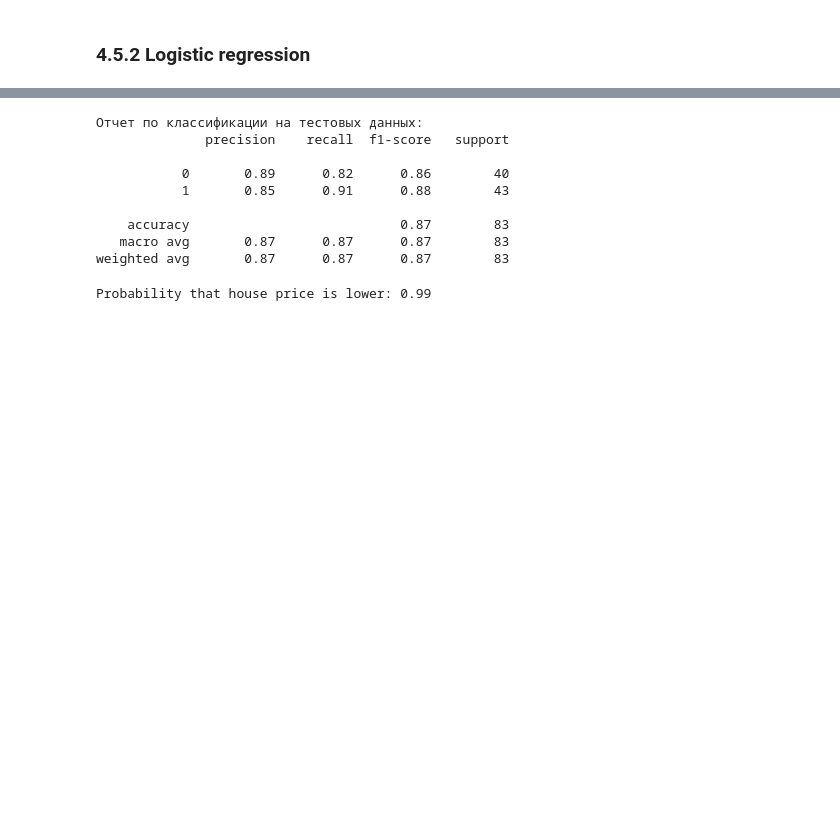
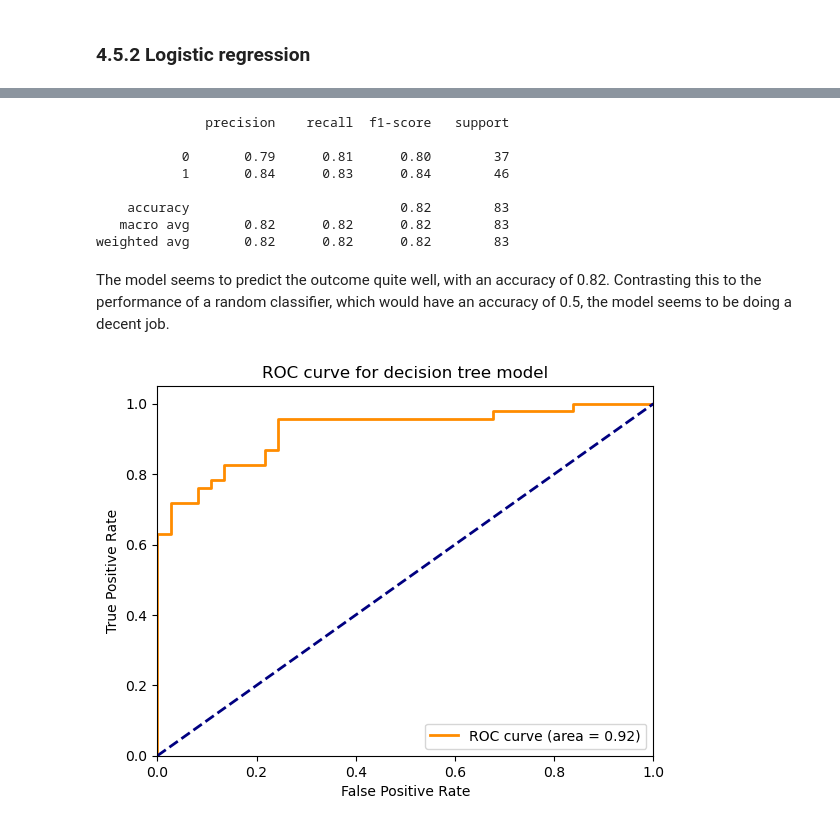
Before and after one commit to VladimirPiniazhin/Koneoppiminen, a Jupyter notebook: 4. Assignment_Linear_and_logistic_regression.ipynb, the cells around one changed output, grey strips where cells are left out. Cells and saved outputs as stored; diff of their text form; code cells hidden in the pictures; blank space fills up the shorter version.

```diff
--- a/4. Assignment_Linear_and_logistic_regression.ipynb
+++ b/4. Assignment_Linear_and_logistic_regression.ipynb
@@ -302,34 +374,32 @@ plt.show()
 # %%
-# Отчет по классификации (precision, recall, F1-score)
-print("Отчет по классификации на тестовых данных:")
+# Classification report (precision, recall, F1-score)
 print(classification_report(test_targets_binary, y_test_pred))
 # %% [output]
-Отчет по классификации на тестовых данных:
               precision    recall  f1-score   support
 
-           0       0.89      0.82      0.86        40
-           1       0.85      0.91      0.88        43
+           0       0.79      0.81      0.80        37
+           1       0.84      0.83      0.84        46
 
-    accuracy                           0.87        83
-   macro avg       0.87      0.87      0.87        83
-weighted avg       0.87      0.87      0.87        83
+    accuracy                           0.82        83
+   macro avg       0.82      0.82      0.82        83
+weighted avg       0.82      0.82      0.82        83
-# %%
-# interactive prediction
-
-features=['X1 transaction date', 'X2 house age', 'X3 distance to the nearest MRT station', 'X4 number of convenience stores', 'X5 latitude', 'X6 longitude']
-
-Xi = pd.DataFrame(columns=features)
-
-# read input data
-for f in features:
-    val = input(f"Enter value for feature: {f}")
-    Xi[f] = [float(val)]
-
-# get probability estimate
-Xi = pd.DataFrame(scaler.transform(Xi), columns=Xi.columns)
-p = model_reg.predict_proba(Xi)[:,1]
-
-# output
-print("Probability that house price is lower: %0.2f" % p[0]);
-# %% [output]
-Probability that house price is lower: 0.99
+# %% [markdown]
+The model seems to predict the outcome quite well, with an accuracy of 0.82. Contrasting this to the performance of a random classifier, which would have an accuracy of 0.5, the model seems to be doing a decent job.
+# %%
+from sklearn.metrics import roc_curve, auc
+
+y_prob = model_reg.predict_proba(test_data)[:, 1]
+fpr, tpr, thresholds = roc_curve(test_targets_binary, y_prob)
+roc_auc = auc(fpr, tpr)
+# %%
+plt.plot(fpr, tpr, color='darkorange', lw=2, label='ROC curve (area = %0.2f)' % roc_auc)
+plt.plot([0, 1], [0, 1], color='navy', lw=2, linestyle='--')
+plt.xlim([0.0, 1.0])
+plt.ylim([0.0, 1.05])
+plt.xlabel('False Positive Rate')
+plt.ylabel('True Positive Rate')
+plt.title('ROC curve for decision tree model')
+plt.legend(loc="lower right")
+plt.show()
+# %% [output]
+[figure, added]
```
Also changed, not shown: parts of 25 cells of this notebook.
